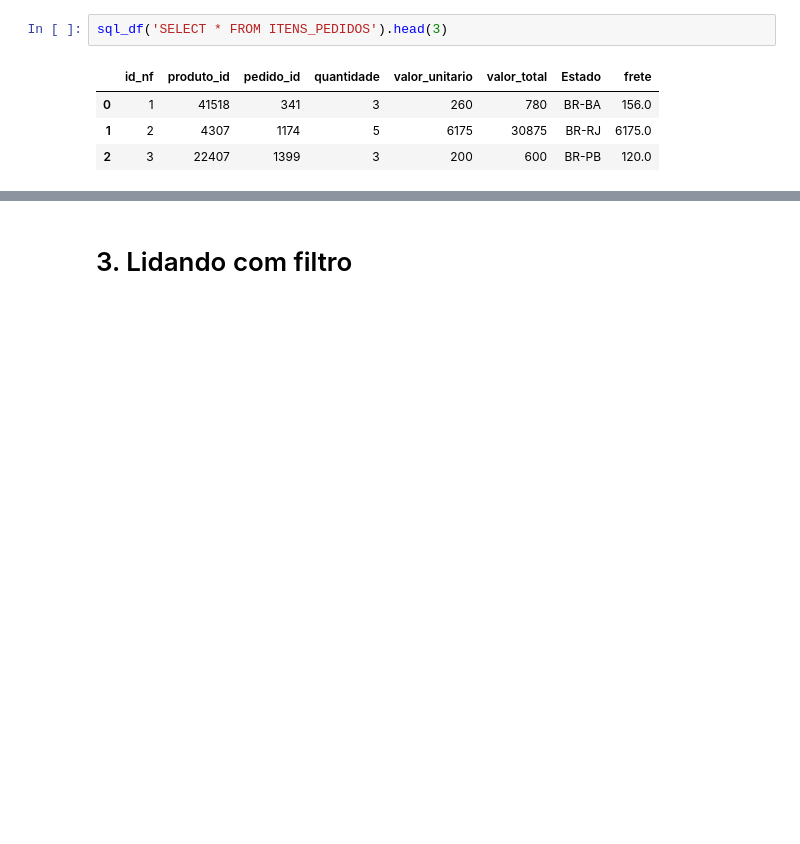
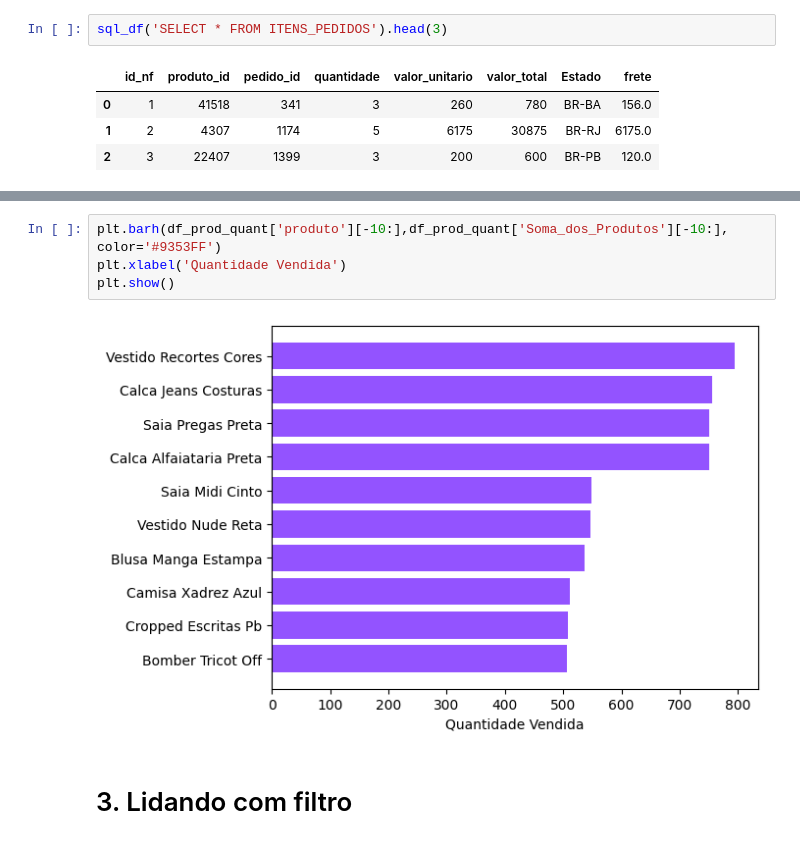
Before and after one commit to MaxRSilva/Python-An-lise_de_dados_com_SQL, a Jupyter notebook: Notebook_Meteora.ipynb, the cells around one changed output, grey strips where cells are left out. Cells and saved outputs as stored; diff of their text form; blank space fills up the shorter version.

```diff
--- a/Notebook_Meteora.ipynb
+++ b/Notebook_Meteora.ipynb
@@ -144,3 +145,9 @@ df_prod_quant
+# %%
+plt.barh(df_prod_quant['produto'][-10:],df_prod_quant['Soma_dos_Produtos'][-10:], color='#9353FF')
+plt.xlabel('Quantidade Vendida')
+plt.show()
+# %% [output]
+[figure, added]
 # %% [markdown]
 # 3. Lidando com filtro
 # %% [markdown]
```
Also changed, not shown: parts of 1 cell of this notebook.
